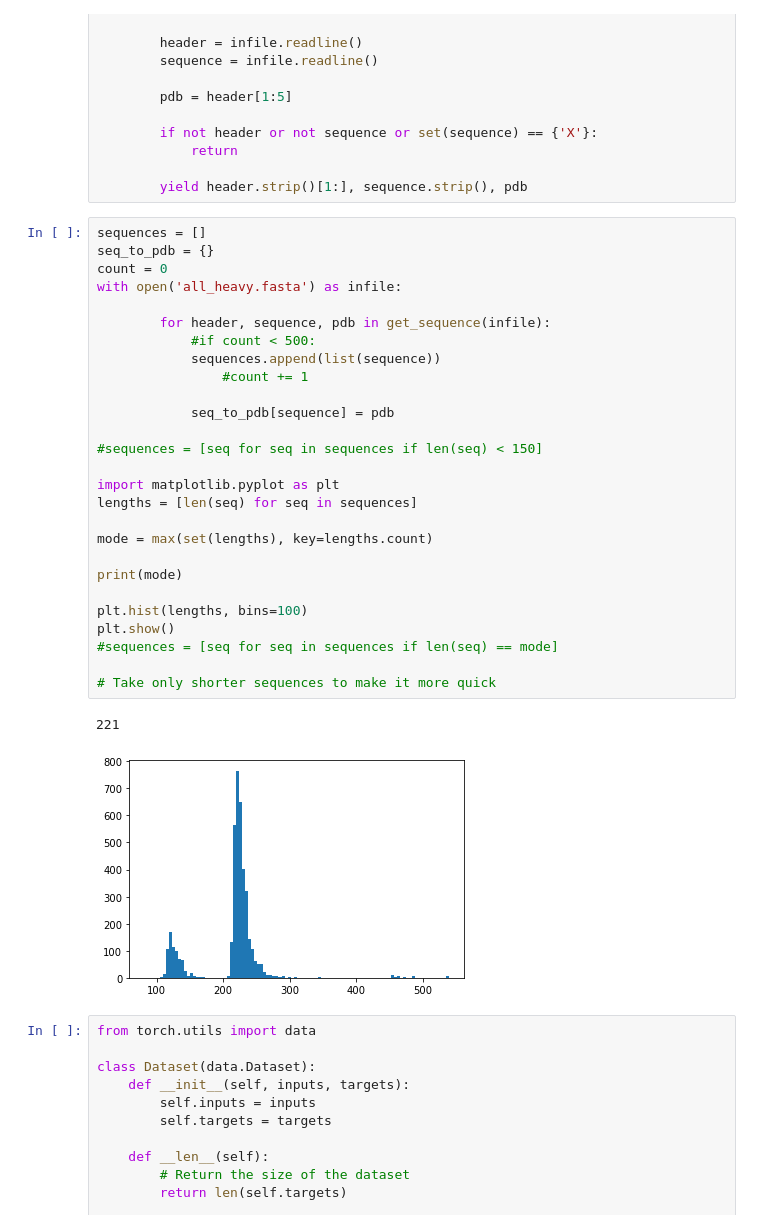
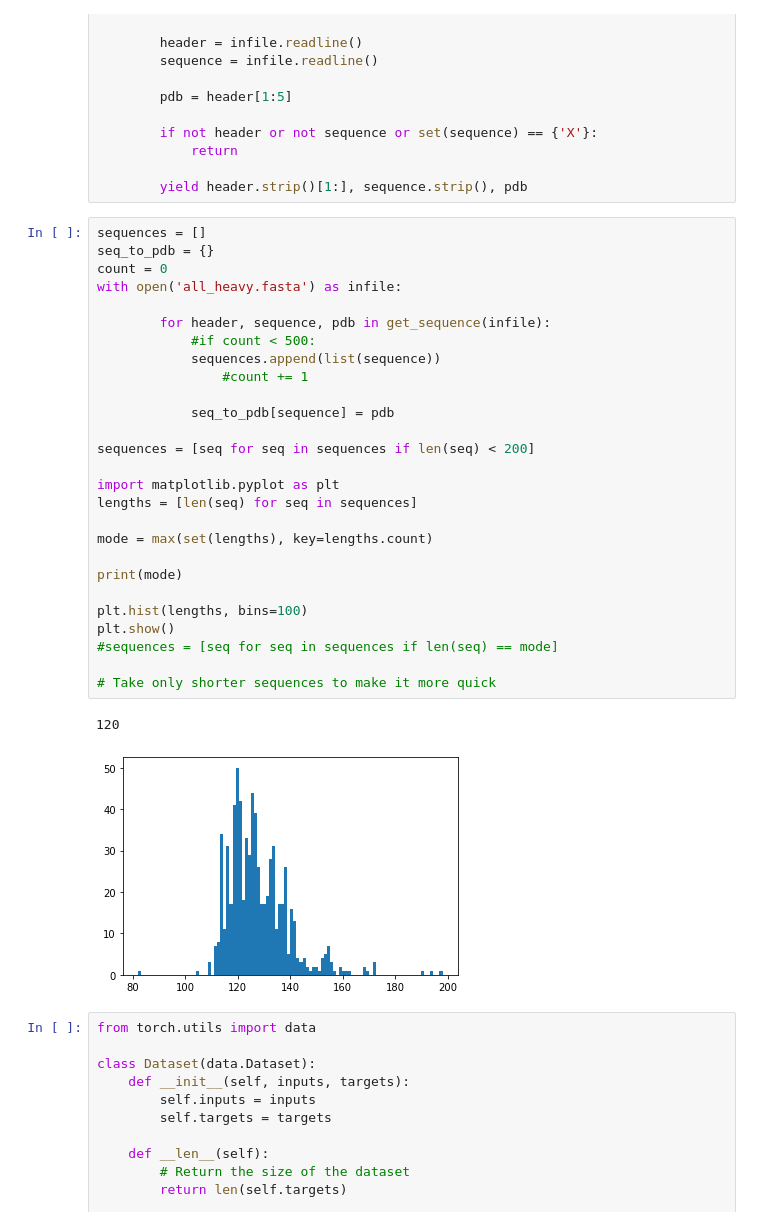
Before and after one commit to claradrachmann/deep_project, a Jupyter notebook: project2_batch.ipynb, the cells around one changed output. Drawn from its saved outputs; the diff is of its cells as text.

```diff
--- a/project2_batch.ipynb
+++ b/project2_batch.ipynb
@@ -24,33 +24,33 @@ def get_sequence(infile):
 # %%
 sequences = []
 seq_to_pdb = {}
 count = 0
 with open('all_heavy.fasta') as infile:
 
         for header, sequence, pdb in get_sequence(infile):
             #if count < 500:
             sequences.append(list(sequence))
                 #count += 1
 
             seq_to_pdb[sequence] = pdb
 
-#sequences = [seq for seq in sequences if len(seq) < 150]
+sequences = [seq for seq in sequences if len(seq) < 200]
 
 import matplotlib.pyplot as plt
 lengths = [len(seq) for seq in sequences]
 
 mode = max(set(lengths), key=lengths.count)
 
 print(mode)
 
 plt.hist(lengths, bins=100)
 plt.show()
 #sequences = [seq for seq in sequences if len(seq) == mode]
 
 # Take only shorter sequences to make it more quick
 # %% [output]
-221
+120
-[figure, old version]
+[figure, new version]
 # %%
 from torch.utils import data
 
```
Also changed, not shown: parts of 12 cells of this notebook.
